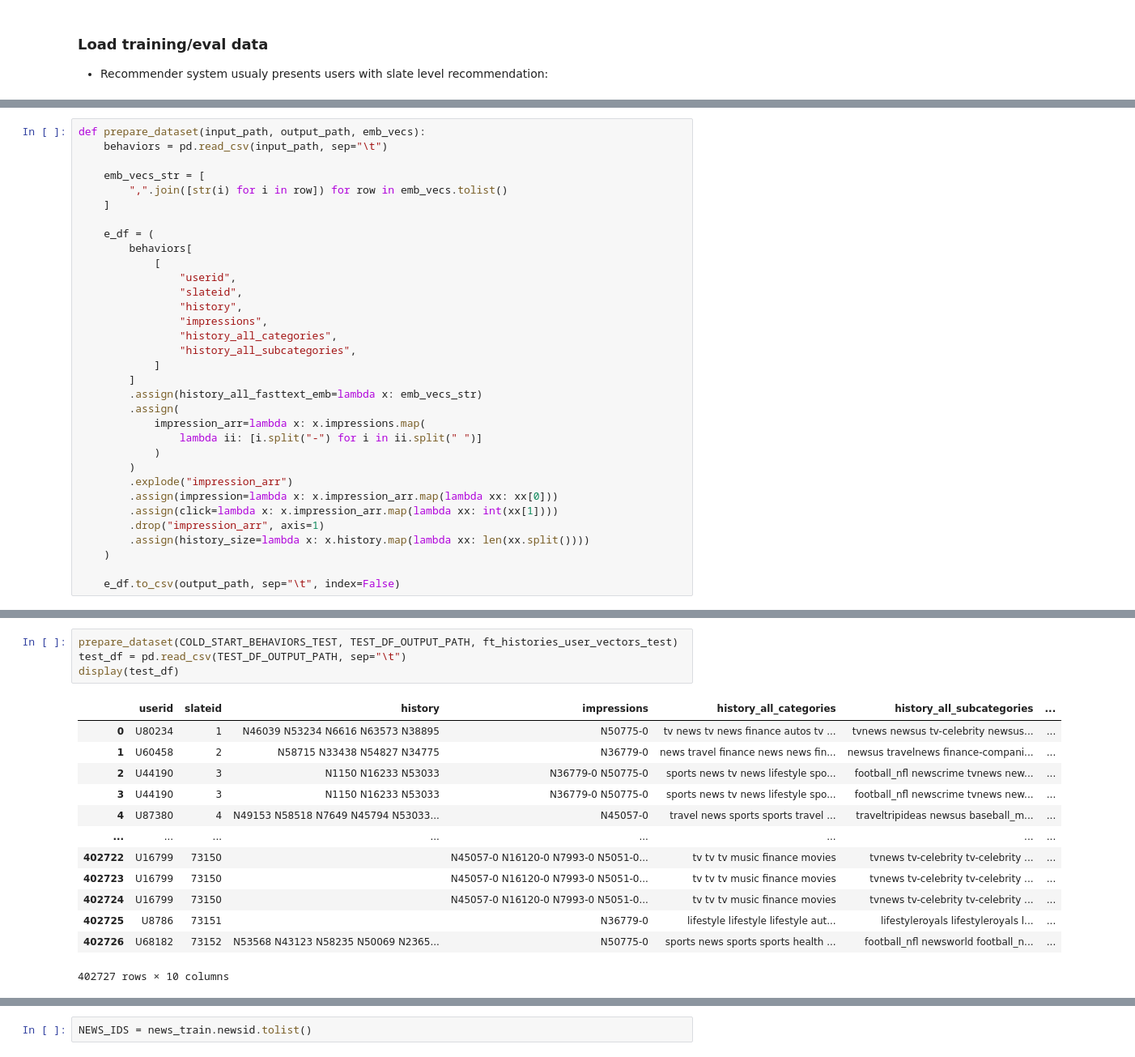
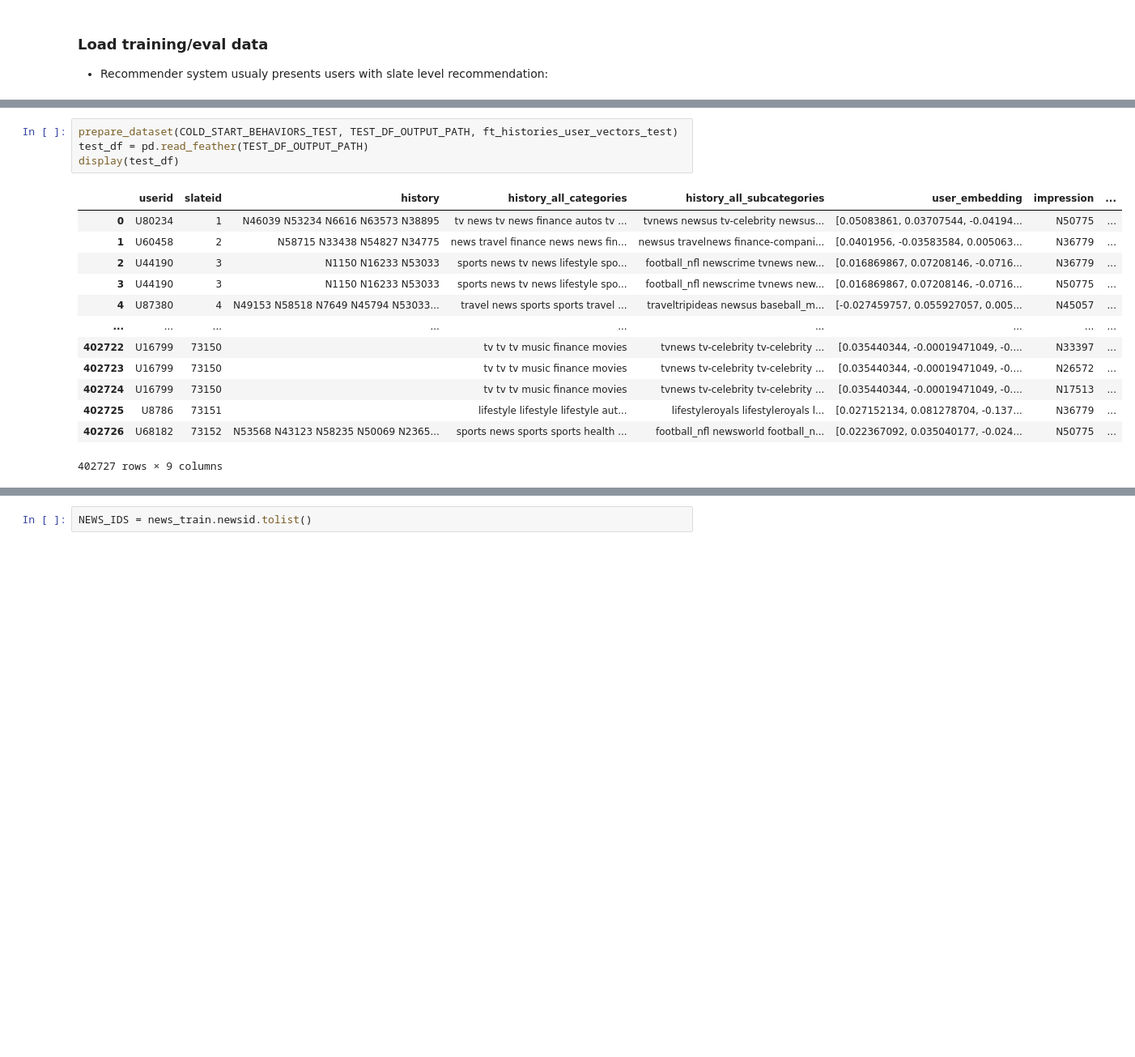
Before and after one commit to seznam/MLPrague-2022, a Jupyter notebook: notebooks/solution/004_train_dcn_model_user_representation.ipynb, the cells around one changed output, grey strips where cells are left out. Shown: that part at 81% size. Cells and saved outputs as stored; diff of their text form; blank space fills up the shorter version.

```diff
--- a/notebooks/solution/004_train_dcn_model_user_representation.ipynb
+++ b/notebooks/solution/004_train_dcn_model_user_representation.ipynb
@@ -125,35 +112,2 @@ set_seed()
-# %%
-def prepare_dataset(input_path, output_path, emb_vecs):
-    behaviors = pd.read_csv(input_path, sep="\t")
-
-    emb_vecs_str = [
-        ",".join([str(i) for i in row]) for row in emb_vecs.tolist()
-    ]
-
-    e_df = (
-        behaviors[
-            [
-                "userid",
-                "slateid",
-                "history",
-                "impressions",
-                "history_all_categories",
-                "history_all_subcategories",
-            ]
-        ]
-        .assign(history_all_fasttext_emb=lambda x: emb_vecs_str)
-        .assign(
-            impression_arr=lambda x: x.impressions.map(
-                lambda ii: [i.split("-") for i in ii.split(" ")]
-            )
-        )
-        .explode("impression_arr")
-        .assign(impression=lambda x: x.impression_arr.map(lambda xx: xx[0]))
-        .assign(click=lambda x: x.impression_arr.map(lambda xx: int(xx[1])))
-        .drop("impression_arr", axis=1)
-        .assign(history_size=lambda x: x.history.map(lambda xx: len(xx.split())))
-    )
-
-    e_df.to_csv(output_path, sep="\t", index=False)
 # %%
 prepare_dataset(COLD_START_BEHAVIORS_TRAIN, TRAIN_DF_OUTPUT_PATH, ft_histories_user_vectors_train)
@@ -176,18 +130,18 @@ display(train_df)
 # %%
 prepare_dataset(COLD_START_BEHAVIORS_TEST, TEST_DF_OUTPUT_PATH, ft_histories_user_vectors_test)
-test_df = pd.read_csv(TEST_DF_OUTPUT_PATH, sep="\t")
+test_df = pd.read_feather(TEST_DF_OUTPUT_PATH)
 display(test_df)
 # %% [output]
-|  | userid | slateid | history | impressions | history_all_categories | history_all_subcategories | ... |
-| 0 | U80234 | 1 | N46039 N53234 N6616 N63573 N38895 | N50775-0 | tv news tv news finance autos tv ... | tvnews newsus tv-celebrity newsus... | ... |
-| 1 | U60458 | 2 | N58715 N33438 N54827 N34775 | N36779-0 | news travel finance news news fin... | newsus travelnews finance-compani... | ... |
-| 2 | U44190 | 3 | N1150 N16233 N53033 | N36779-0 N50775-0 | sports news tv news lifestyle spo... | football_nfl newscrime tvnews new... | ... |
-| 3 | U44190 | 3 | N1150 N16233 N53033 | N36779-0 N50775-0 | sports news tv news lifestyle spo... | football_nfl newscrime tvnews new... | ... |
-| 4 | U87380 | 4 | N49153 N58518 N7649 N45794 N53033... | N45057-0 | travel news sports sports travel ... | traveltripideas newsus baseball_m... | ... |
-| ... | ... | ... | ... | ... | ... | ... | ... |
-| 402722 | U16799 | 73150 |  | N45057-0 N16120-0 N7993-0 N5051-0... | tv tv tv music finance movies | tvnews tv-celebrity tv-celebrity ... | ... |
-| 402723 | U16799 | 73150 |  | N45057-0 N16120-0 N7993-0 N5051-0... | tv tv tv music finance movies | tvnews tv-celebrity tv-celebrity ... | ... |
-| 402724 | U16799 | 73150 |  | N45057-0 N16120-0 N7993-0 N5051-0... | tv tv tv music finance movies | tvnews tv-celebrity tv-celebrity ... | ... |
-| 402725 | U8786 | 73151 |  | N36779-0 | lifestyle lifestyle lifestyle aut... | lifestyleroyals lifestyleroyals l... | ... |
-| 402726 | U68182 | 73152 | N53568 N43123 N58235 N50069 N2365... | N50775-0 | sports news sports sports health ... | football_nfl newsworld football_n... | ... |
+|  | userid | slateid | history | history_all_categories | history_all_subcategories | user_embedding | impression | ... |
+| 0 | U80234 | 1 | N46039 N53234 N6616 N63573 N38895 | tv news tv news finance autos tv ... | tvnews newsus tv-celebrity newsus... | [0.05083861, 0.03707544, -0.04194... | N50775 | ... |
+| 1 | U60458 | 2 | N58715 N33438 N54827 N34775 | news travel finance news news fin... | newsus travelnews finance-compani... | [0.0401956, -0.03583584, 0.005063... | N36779 | ... |
+| 2 | U44190 | 3 | N1150 N16233 N53033 | sports news tv news lifestyle spo... | football_nfl newscrime tvnews new... | [0.016869867, 0.07208146, -0.0716... | N36779 | ... |
+| 3 | U44190 | 3 | N1150 N16233 N53033 | sports news tv news lifestyle spo... | football_nfl newscrime tvnews new... | [0.016869867, 0.07208146, -0.0716... | N50775 | ... |
+| 4 | U87380 | 4 | N49153 N58518 N7649 N45794 N53033... | travel news sports sports travel ... | traveltripideas newsus baseball_m... | [-0.027459757, 0.055927057, 0.005... | N45057 | ... |
+| ... | ... | ... | ... | ... | ... | ... | ... | ... |
+| 402722 | U16799 | 73150 |  | tv tv tv music finance movies | tvnews tv-celebrity tv-celebrity ... | [0.035440344, -0.00019471049, -0.... | N33397 | ... |
+| 402723 | U16799 | 73150 |  | tv tv tv music finance movies | tvnews tv-celebrity tv-celebrity ... | [0.035440344, -0.00019471049, -0.... | N26572 | ... |
+| 402724 | U16799 | 73150 |  | tv tv tv music finance movies | tvnews tv-celebrity tv-celebrity ... | [0.035440344, -0.00019471049, -0.... | N17513 | ... |
+| 402725 | U8786 | 73151 |  | lifestyle lifestyle lifestyle aut... | lifestyleroyals lifestyleroyals l... | [0.027152134, 0.081278704, -0.137... | N36779 | ... |
+| 402726 | U68182 | 73152 | N53568 N43123 N58235 N50069 N2365... | sports news sports sports health ... | football_nfl newsworld football_n... | [0.022367092, 0.035040177, -0.024... | N50775 | ... |
-402727 rows × 10 columns
+402727 rows × 9 columns
```
Also changed, not shown: parts of 28 cells of this notebook, 2 other files.
